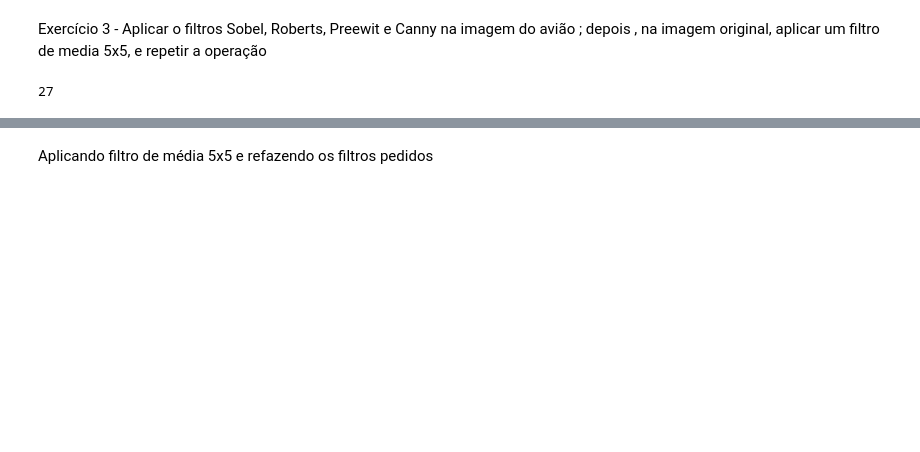
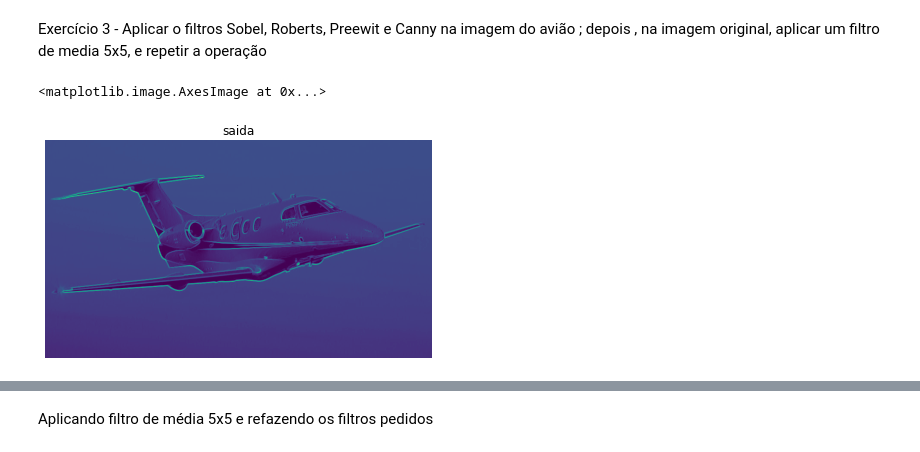
Before and after one commit to ufv-ciencia-da-computacao/CCF394, a Jupyter notebook: pratica-3/relatorio_pratica3.ipynb, the cells around one changed output, grey strips where cells are left out. Drawn from its saved outputs; the diff is of its cells as text; code cells hidden in the pictures; blank space fills up the shorter version.

```diff
--- a/pratica-3/relatorio_pratica3.ipynb
+++ b/pratica-3/relatorio_pratica3.ipynb
@@ -171,28 +181,31 @@ depois , na imagem original, aplicar um filtro de media 5x5, e repetir a operaç
 # %%
 img = cv2.imread("aviao.jpg",0)
 img_sobel = img
 sobel_cross_v = np.array( [[-1,-2,-1 ],
                              [0,0,0],
                              [1,2,1]])
 
 sobel_cross_h = np.array( [[-1,0,1],
                              [-1,0,2],
                              [-1,0,1]])
 
 img_sobel= np.asarray(img_sobel, dtype="int32")
 img_sobel=img_sobel/255.
 
 vertical = ndimage.convolve( img_sobel, sobel_cross_v )
 horizontal = ndimage.convolve( img_sobel, sobel_cross_h )
 
 output_image = np.sqrt( np.square(horizontal) + np.square(vertical))
 output_image = np.asarray(np.clip(output_image,0,255))
 result_sobel_original = output_image
-cv2.imwrite("output.jpg",output_image)
-cv2.imshow("saida",output_image)
-cv2.waitKey(0)
+
+plt.figure(figsize=(10,4))
+plt.title("saida")
+plt.axis('off')
+plt.imshow(result_sobel_original)
 # %% [output]
-27
+<matplotlib.image.AxesImage at 0x...>
+[figure, added]
 # %%
 img = cv2.imread("aviao.jpg",0)
 img_roberts = img
```
Also changed, not shown: parts of 15 cells of this notebook.
